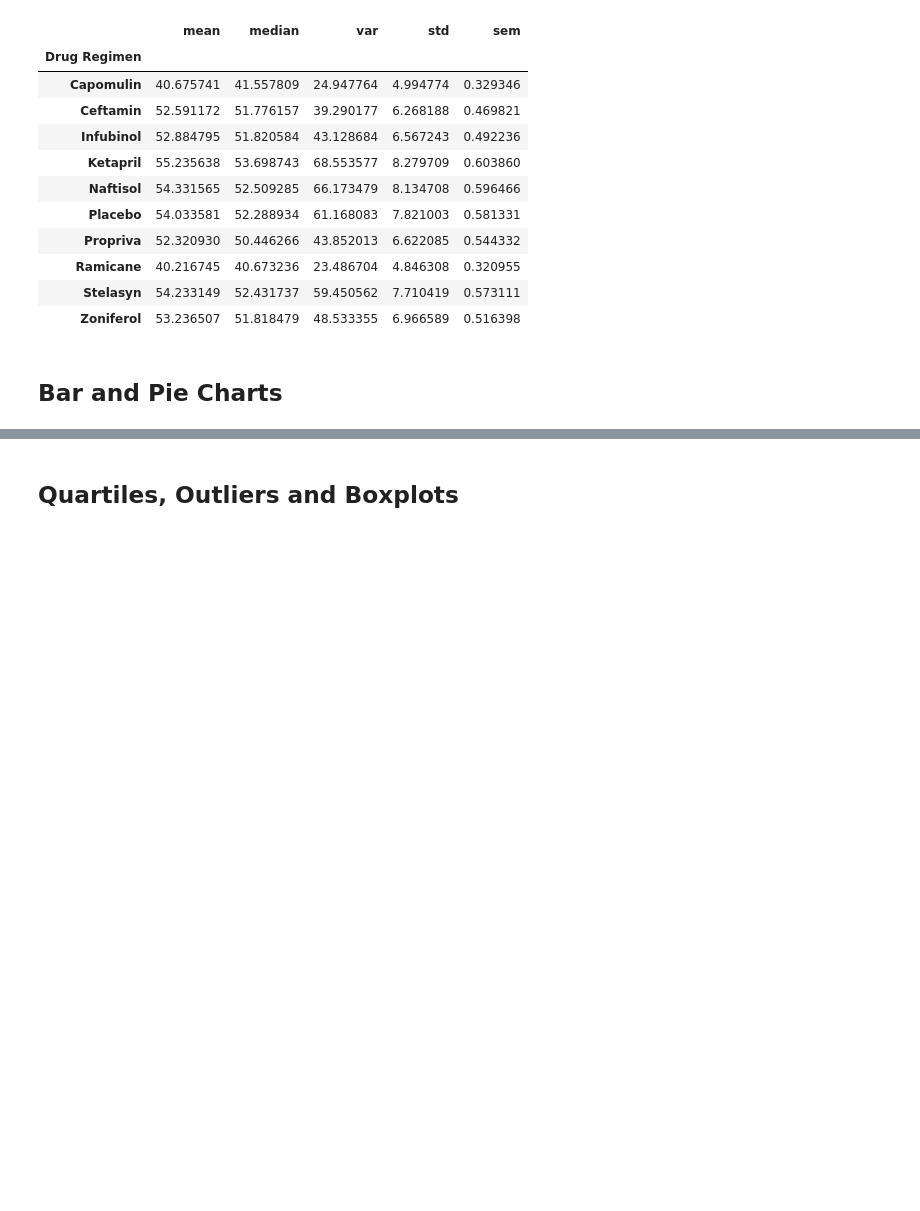
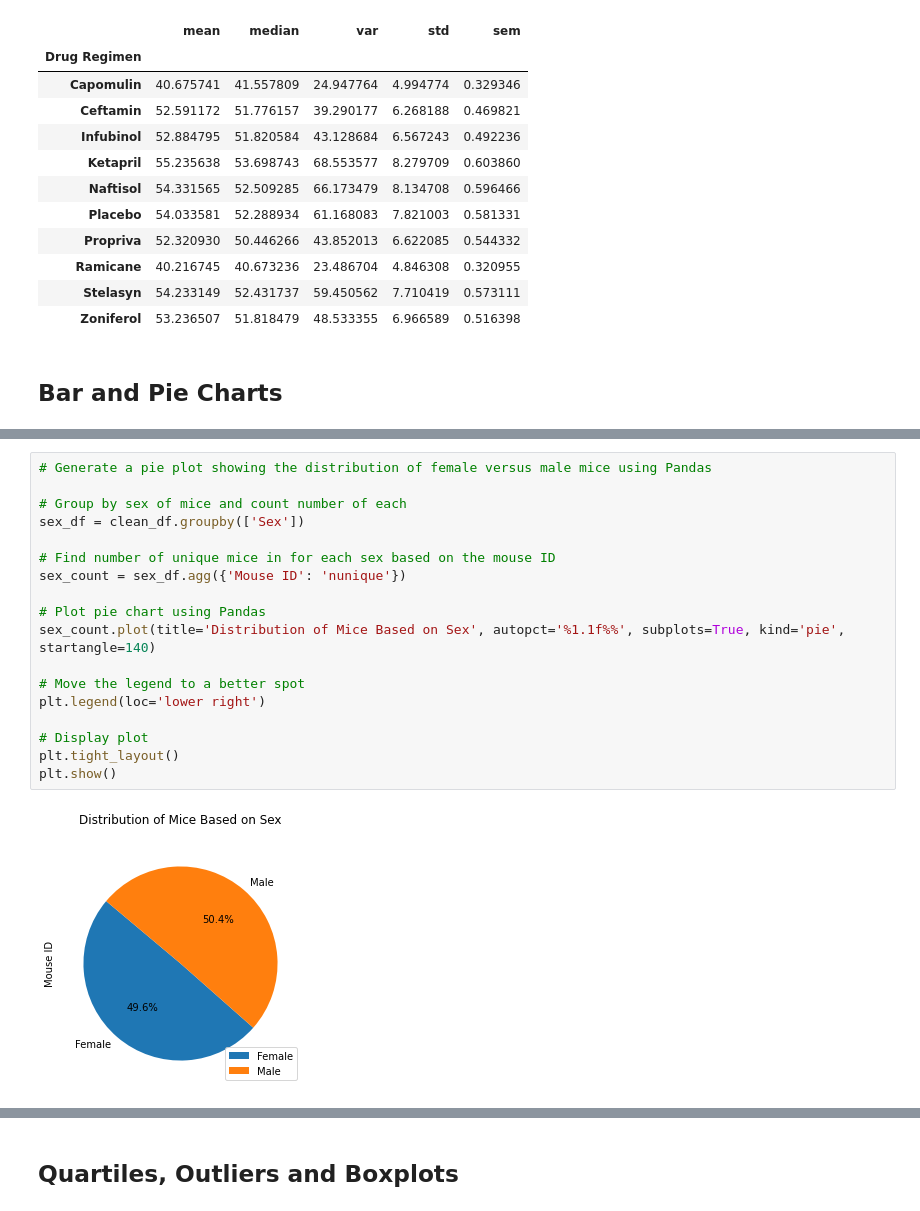
Before and after one commit to charlesphil/matplotlib-challenge, a Jupyter notebook: pymaceuticals_starter.ipynb, the cells around one changed output, grey strips where cells are left out. Drawn from its saved outputs; the diff is of its cells as text; blank space fills up the shorter version.

```diff
--- a/pymaceuticals_starter.ipynb
+++ b/pymaceuticals_starter.ipynb
@@ -155,0 +191,20 @@ plt.show()
+# %%
+# Generate a pie plot showing the distribution of female versus male mice using Pandas
+
+# Group by sex of mice and count number of each
+sex_df = clean_df.groupby(['Sex'])
+
+# Find number of unique mice in for each sex based on the mouse ID
+sex_count = sex_df.agg({'Mouse ID': 'nunique'})
+
+# Plot pie chart using Pandas
+sex_count.plot(title='Distribution of Mice Based on Sex', autopct='%1.1f%%', subplots=True, kind='pie', startangle=140)
+
+# Move the legend to a better spot
+plt.legend(loc='lower right')
+
+# Display plot
+plt.tight_layout()
+plt.show()
+# %% [output]
+[figure, added]
```
Also changed, not shown: parts of 10 cells of this notebook.
